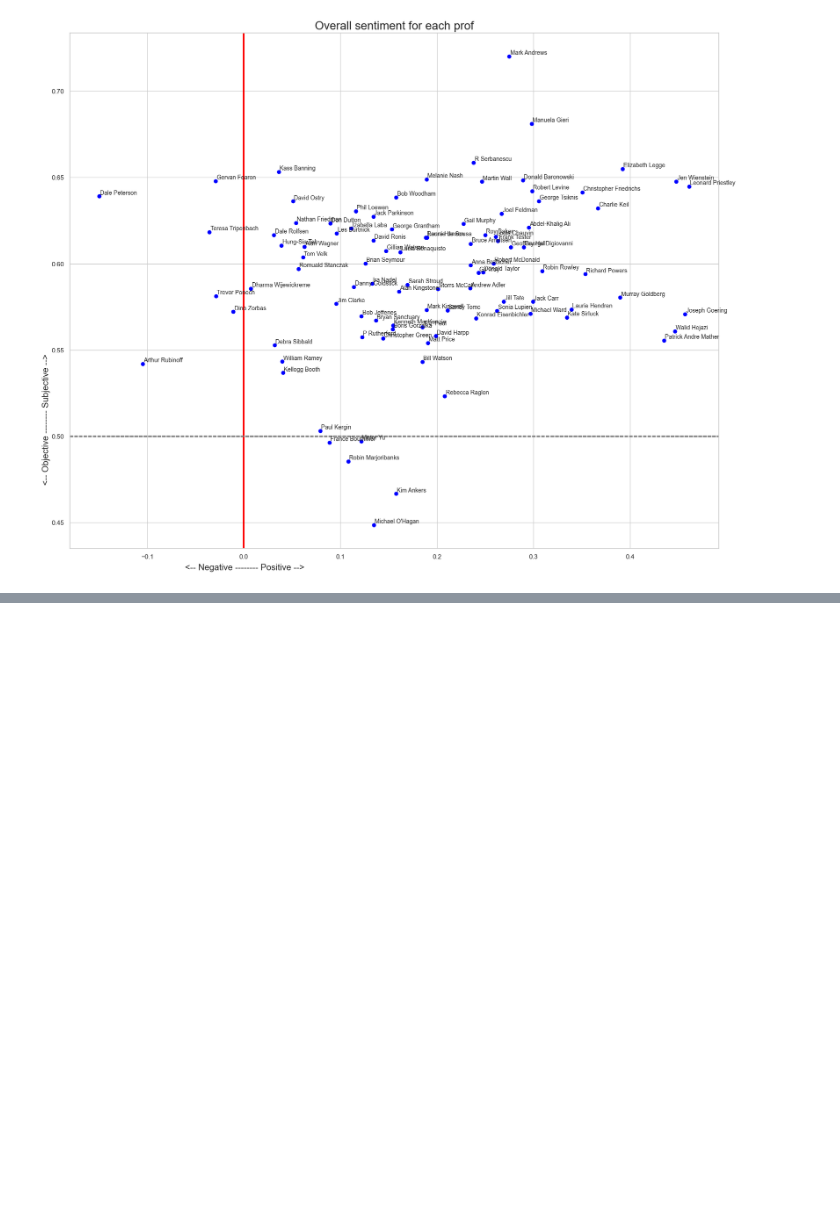
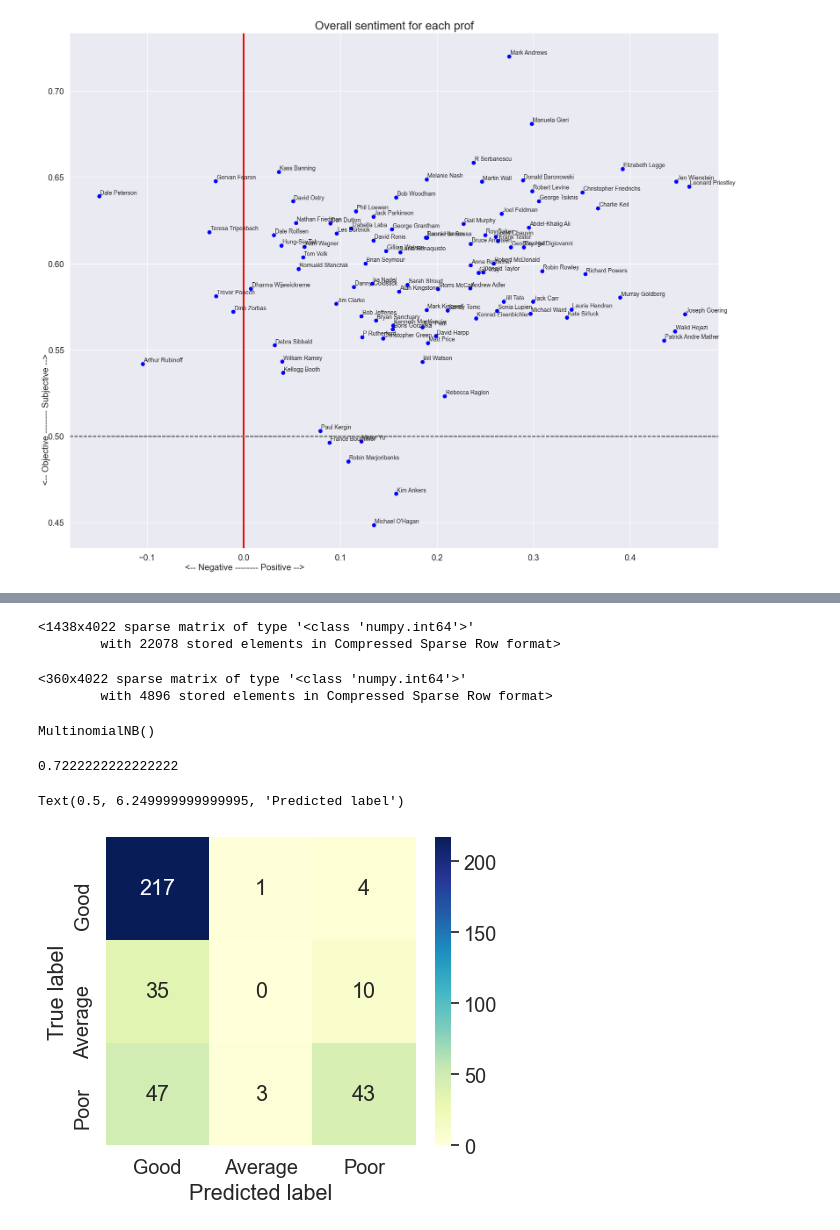
Before and after one commit to 99starman/RateMyProfScraper, a Jupyter notebook: RMP-analysis.ipynb, the cells around one changed output, grey strips where cells are left out. Saved outputs shown, nothing was run; the diff lists cells and outputs as text; code cells hidden in the pictures; blank space fills up the shorter version.

Commit message:
simple text classification

```diff
--- a/RMP-analysis.ipynb
+++ b/RMP-analysis.ipynb
@@ -289,0 +319,42 @@ Text(-0.03, 0.25, '<-- Objective -------- Subjective -->')
+# %%
+# from training set, make document-term matrix
+X_train_dtm = cv.fit_transform(X_train)
+X_train_dtm
+# %% [output]
+<1438x4022 sparse matrix of type '<class 'numpy.int64'>'
+        with 22078 stored elements in Compressed Sparse Row format>
+# %%
+# from testing set, make document-term matrix
+X_test_dtm = cv.transform(X_test)
+X_test_dtm
+# %% [output]
+<360x4022 sparse matrix of type '<class 'numpy.int64'>'
+        with 4896 stored elements in Compressed Sparse Row format>
+# %%
+# multinomial Naive Bayes classifier
+from sklearn.naive_bayes import MultinomialNB
+
+nb = MultinomialNB()
+nb.fit(X_train_dtm, y_train)
+# %% [output]
+MultinomialNB()
+# %%
+# make class predictions for X_test_dtm
+y_pred_class = nb.predict(X_test_dtm)
+# %%
+# evaluation
+# calculate accuracy of class predictions
+from sklearn import metrics
+metrics.accuracy_score(y_test, y_pred_class)
+# %% [output]
+0.7222222222222222
+# %%
+# confusion matrix
+sns.set(font_scale=1.3, rc={'figure.figsize':(5,4)})
+cm =  metrics.confusion_matrix(y_test, y_pred_class, labels=labels)
+sns.heatmap(cm, xticklabels=labels, yticklabels=labels, annot=True, cmap="YlGnBu", fmt='g')
+plt.ylabel('True label')
+plt.xlabel('Predicted label')
+# %% [output]
+Text(0.5, 6.249999999999995, 'Predicted label')
+[figure, added]
```
Also changed, not shown: parts of 8 cells of this notebook.
